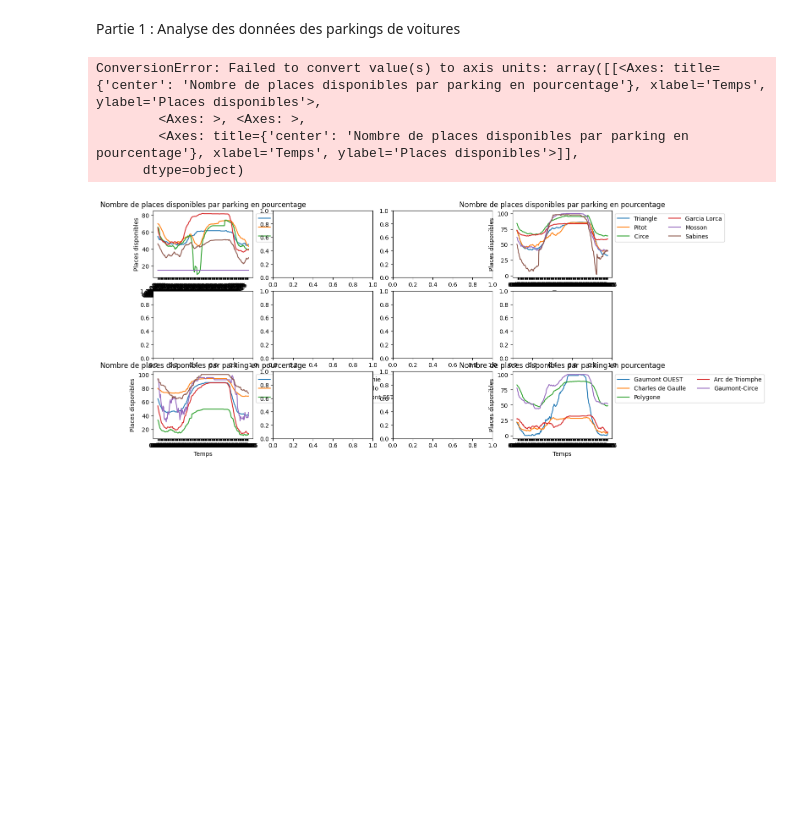
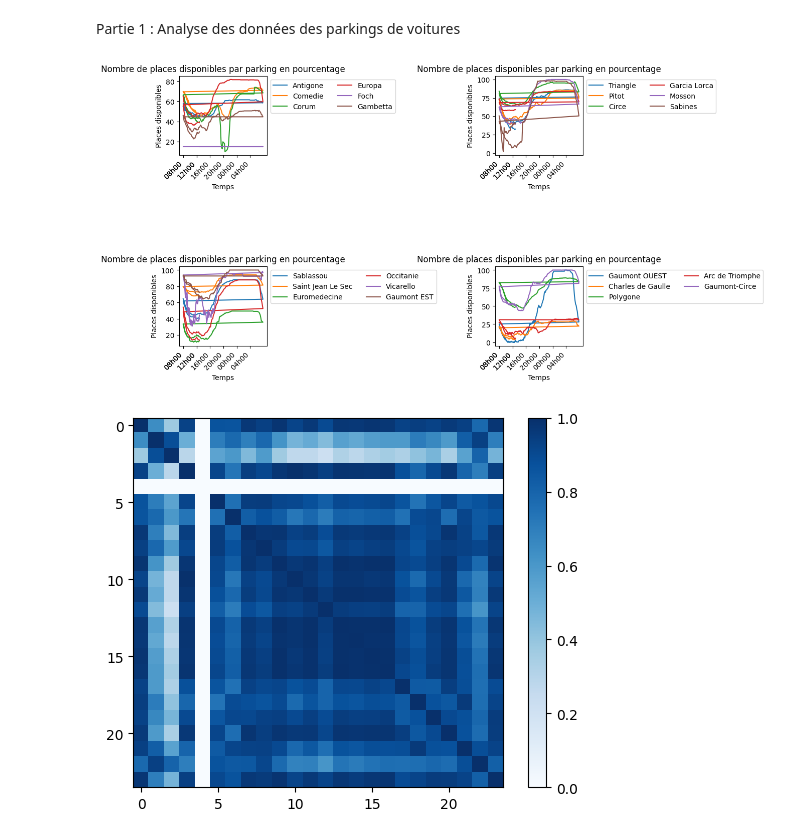
Before and after one commit to DUPUISMax/SAE_donn-es, a Jupyter notebook: analyse/Donnee.ipynb, the cells around one changed output. Drawn from its saved outputs; the diff is of its cells as text; code cells hidden in the pictures; blank space fills up the shorter version.

```diff
--- a/analyse/Donnee.ipynb
+++ b/analyse/Donnee.ipynb
@@ -169,7 +186,7 @@ def tempsConversion(chaine, repet):
         temps.append(f"{heures:02}h{minutes:02}")
 
         # Ajouter 5 minutes
-        minutes += 5
+        minutes += 10
 
         # Gérer les minutes > 60
         if minutes >= 60:
@@ -184,14 +201,14 @@ def tempsConversion(chaine, repet):
     # Afficher la liste résultante
     return temps
 
-def affichageDuree(x,y,repetition, temps, duree):
+def affichageDuree(x,y,repetition, duree, axe):
     # Sélectionner les ticks à afficher (chaque 5ème élément)
-    interval = 6  # Afficher tous les 5 éléments
-    ticks_to_display = duree[:len(duree):interval]  # Sélectionner tous les 5 éléments de data2
-    plot.setp(axs[0, 0].xaxis.get_majorticklabels(), rotation=45, ha="right")
+    interval = repetition  # Afficher tous les repetition éléments
+    ticks_to_display = duree[:len(duree):interval]  # Sélectionner tous les repetitions éléments de duree
+    plot.setp(axe[x, y].xaxis.get_majorticklabels(), rotation=45, ha="right")
 
     # Appliquer les ticks à l'axe des x
-    axs[0, 0].set_xticks(ticks_to_display)
+    axe[x, y].set_xticks(ticks_to_display)
 # %% [markdown]
 Partie 1 : Analyse des données des parkings de voitures
 # %%
@@ -208,7 +225,7 @@ with open('../données/Voiture/placeTotal/placeTotalVoiture.json', 'r') as file:
     data3 = json.load(file)
 
 repetition = len(data)
-data2 = tempsConversion("22.01.8h00", repetition)
+duree = tempsConversion("22.01.8h00", repetition)
 
 # Création de l'image
 fig, axs = plt.subplots(3, 4, figsize=(14, 7))  # 3 lignes, 4 colonne
@@ -219,7 +236,7 @@ axs[0,0].set_title('Nombre de places disponibles par parking en pourcentage')
 for i, (parking_name, places) in enumerate(list(chargevoiture(data).items())[:6]) :
     for parking_name_tot, placestot in chargetotal(data3).items():
         if parking_name == parking_name_tot:
-            axs[0,0].plot(data2, pourcentage(places, placestot[0]), label=parking_name)
+            axs[0,0].plot(duree, pourcentage(places, placestot[0]), label=parking_name)
 
 axs[0,0].set_xlabel('Temps')
 axs[0,0].set_ylabel('Places disponibles')
@@ -231,7 +248,7 @@ axs[0,3].set_title('Nombre de places disponibles par parking en pourcentage')
 for i, (parking_name, places) in enumerate(list(chargevoiture(data).items())[7:13]) :
     for parking_name_tot, placestot in chargetotal(data3).items():
         if parking_name == parking_name_tot:
-            axs[0,3].plot(data2, pourcentage(places, placestot[0]), label=parking_name)
+            axs[0,3].plot(duree, pourcentage(places, placestot[0]), label=parking_name)
 
 axs[0,3].set_xlabel('Temps')
 axs[0,3].set_ylabel('Places disponibles')
@@ -242,7 +259,7 @@ axs[2,0].set_title('Nombre de places disponibles par parking en pourcentage')
 for i, (parking_name, places) in enumerate(list(chargevoiture(data).items())[13:19]) :
     for parking_name_tot, placestot in chargetotal(data3).items():
         if parking_name == parking_name_tot:
-            axs[2,0].plot(data2, pourcentage(places, placestot[0]), label=parking_name)
+            axs[2,0].plot(duree, pourcentage(places, placestot[0]), label=parking_name)
 
 axs[2,0].set_xlabel('Temps')
 axs[2,0].set_ylabel('Places disponibles')
@@ -251,41 +268,38 @@ axs[2,0].legend(loc='upper left', bbox_to_anchor=(1, 1), ncol=2)
 # Quatrième graphique
 axs[2,3].set_title('Nombre de places disponibles par parking en pourcentage')
 for i, (parking_name, places) in enumerate(list(chargevoiture(data).items())[19:25]) :
     for parking_name_tot, placestot in chargetotal(data3).items():
         if parking_name == parking_name_tot:
-            axs[2,3].plot(data2, pourcentage(places, placestot[0]), label=parking_name)
+            axs[2,3].plot(duree, pourcentage(places, placestot[0]), label=parking_name)
 axs[2,3].set_xlabel('Temps')
 axs[2,3].set_ylabel('Places disponibles')
 axs[2,3].legend(loc='upper left', bbox_to_anchor=(1, 1), ncol=2)
 
 
 # appel d'une fonction permettant l'affichage de la durée de la simulation de manière plus lisible
-affichageDuree(0,0,6,data2,axs)
-affichageDuree(0,3,6,data2,axs)
-affichageDuree(2,0,6,data2,axs)
-affichageDuree(2,3,6,data2,axs)
+affichageDuree(0,0,24,duree,axs)
+affichageDuree(0,3,24,duree,axs)
+affichageDuree(2,0,24,duree,axs)
+affichageDuree(2,3,24,duree,axs)
 
-# Laisser ligne et colonne vide vide
+# Laisser ligne et colonne vide
 fig.delaxes(axs[0, 1])
 fig.delaxes(axs[0, 2])
 fig.delaxes(axs[1, 1])
 fig.delaxes(axs[1, 2])
 fig.delaxes(axs[1, 0])
 fig.delaxes(axs[2, 1])
 fig.delaxes(axs[2, 2])
 fig.delaxes(axs[1, 3])
 
 # Ajuster la taille du graphique pour laisser de la place à la légende
 fig.subplots_adjust(right=0.7)
 
 # Afficher le graphique
 plt.show()
 
 # curseur sur la heatmap
 MEF(data)
 # %% [output]
-ConversionError: Failed to convert value(s) to axis units: array([[<Axes: title={'center': 'Nombre de places disponibles par parking en pourcentage'}, xlabel='Temps', ylabel='Places disponibles'>,
-        <Axes: >, <Axes: >,
-        <Axes: title={'center': 'Nombre de places disponibles par parking en pourcentage'}, xlabel='Temps', ylabel='Places disponibles'>]],
-      dtype=object)
-[figure, old version]
+[figure, new version]
+[figure, added]
```
Also changed, not shown: parts of 2 cells of this notebook.
